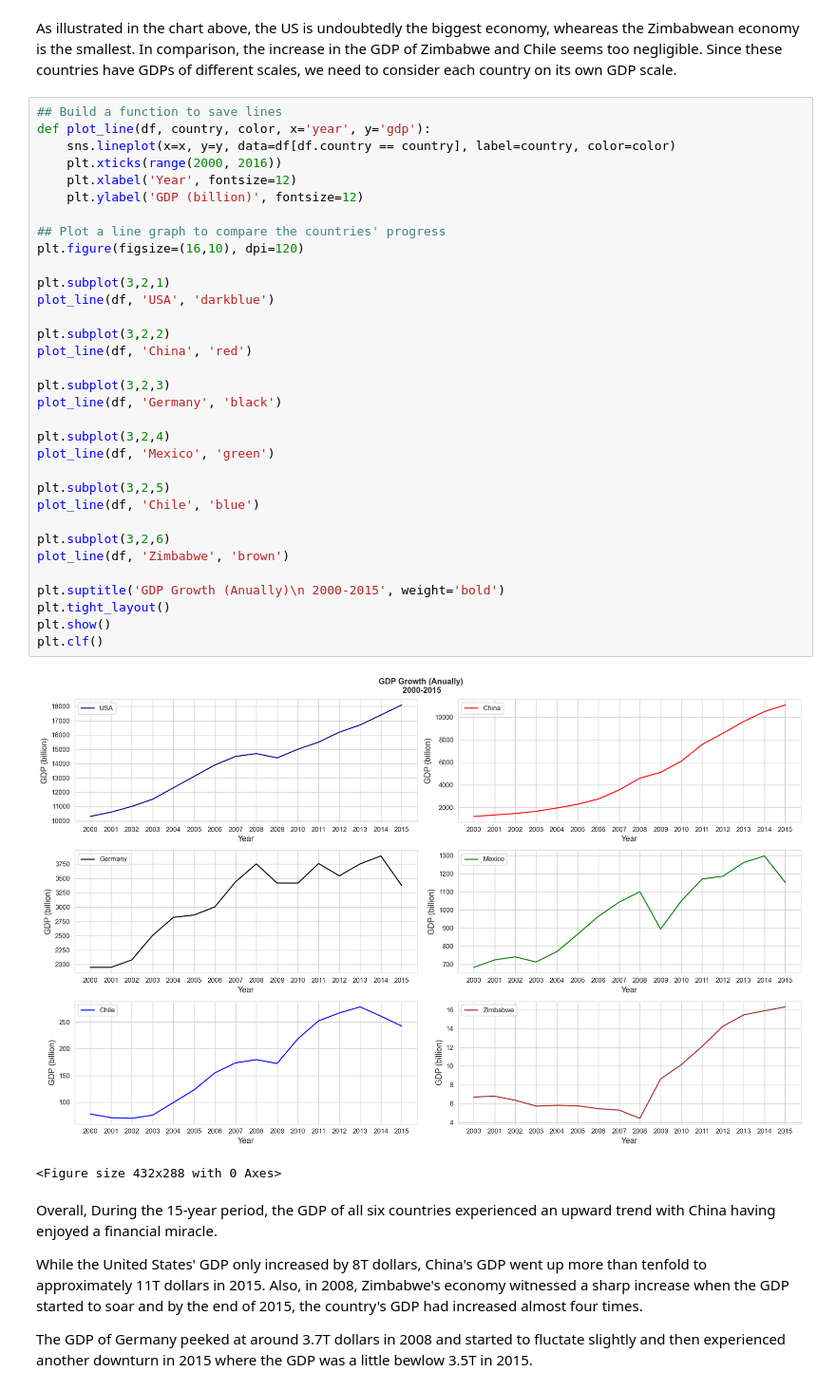
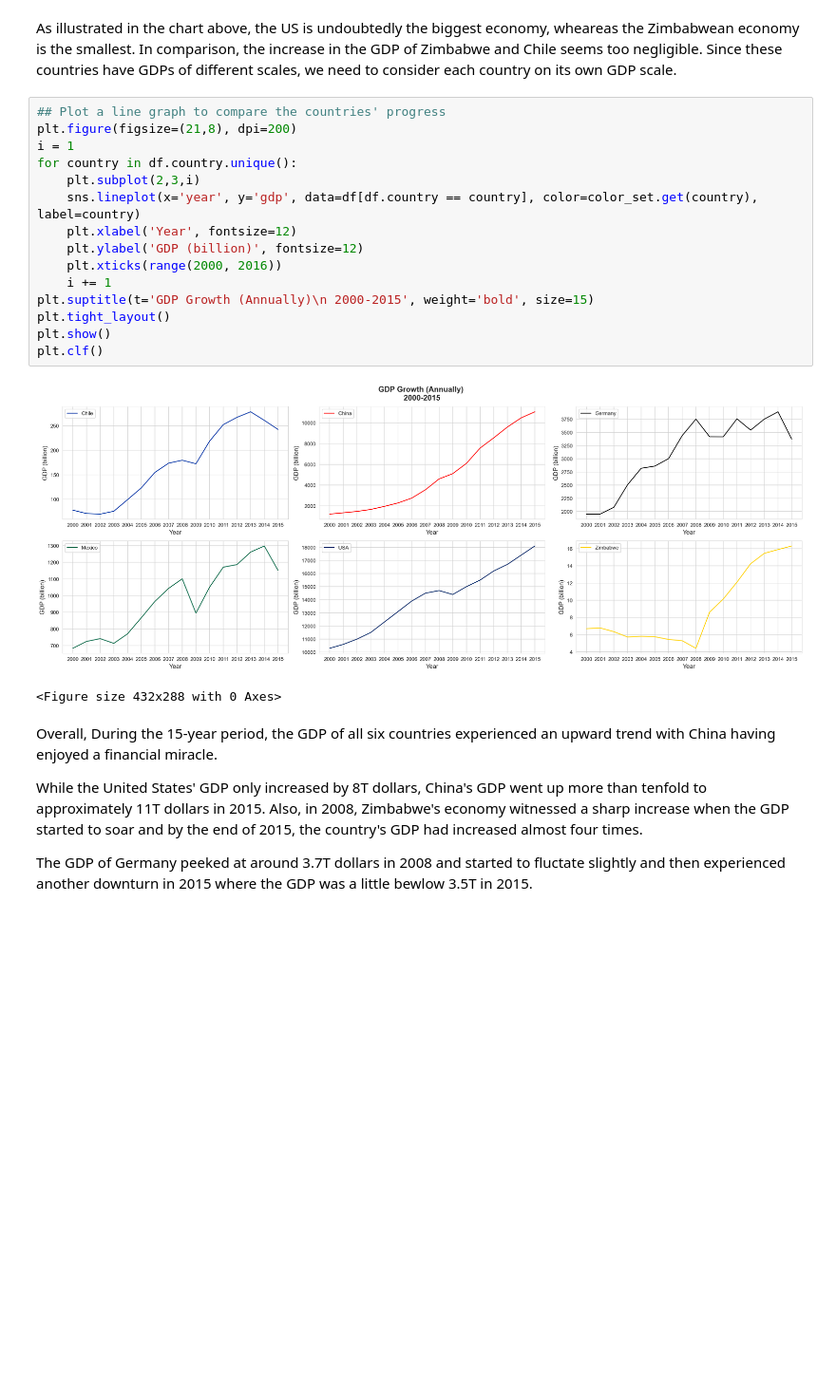
Before and after one commit to breyenguyen/datascienceportfolio, a Jupyter notebook: life_expectancy_gdp.ipynb, the cells around one changed output. Shown at 95% size. Saved outputs shown, nothing was run; the diff lists cells and outputs as text; blank space fills up the shorter version.

```diff
--- a/life_expectancy_gdp.ipynb
+++ b/life_expectancy_gdp.ipynb
@@ -133,42 +138,24 @@ plt.clf()
 <Figure size 432x288 with 0 Axes>
 # %% [markdown]
 As illustrated in the chart above, the US is undoubtedly the biggest economy, wheareas the Zimbabwean economy is the smallest. In comparison, the increase in the GDP of Zimbabwe and Chile seems too negligible. Since these countries have GDPs of different scales, we need to consider each country on its own GDP scale.
-# %%
-## Build a function to save lines
-def plot_line(df, country, color, x='year', y='gdp'):
-    sns.lineplot(x=x, y=y, data=df[df.country == country], label=country, color=color)
-    plt.xticks(range(2000, 2016))
-    plt.xlabel('Year', fontsize=12)
-    plt.ylabel('GDP (billion)', fontsize=12)
-
-## Plot a line graph to compare the countries' progress
-plt.figure(figsize=(16,10), dpi=120)
-
-plt.subplot(3,2,1)
-plot_line(df, 'USA', 'darkblue')
-
-plt.subplot(3,2,2)
-plot_line(df, 'China', 'red')
-
-plt.subplot(3,2,3)
-plot_line(df, 'Germany', 'black')
-
-plt.subplot(3,2,4)
-plot_line(df, 'Mexico', 'green')
-
-plt.subplot(3,2,5)
-plot_line(df, 'Chile', 'blue')
-
-plt.subplot(3,2,6)
-plot_line(df, 'Zimbabwe', 'brown')
-
-plt.suptitle('GDP Growth (Anually)\n 2000-2015', weight='bold')
-plt.tight_layout()
-plt.show()
-plt.clf()
-# %% [output]
-[figure, removed]
-<Figure size 432x288 with 0 Axes>
+# %%
+## Plot a line graph to compare the countries' progress
+plt.figure(figsize=(21,8), dpi=200)
+i = 1
+for country in df.country.unique():
+    plt.subplot(2,3,i)
+    sns.lineplot(x='year', y='gdp', data=df[df.country == country], color=color_set.get(country), label=country)
+    plt.xlabel('Year', fontsize=12)
+    plt.ylabel('GDP (billion)', fontsize=12)
+    plt.xticks(range(2000, 2016))
+    i += 1
+plt.suptitle(t='GDP Growth (Annually)\n 2000-2015', weight='bold', size=15)
+plt.tight_layout()
+plt.show()
+plt.clf()
+# %% [output]
+[figure, added]
+<Figure size 432x288 with 0 Axes>
 # %% [markdown]
 Overall, During the 15-year period, the GDP of all six countries experienced an upward trend with China having enjoyed a financial miracle.
 
```
Also changed, not shown: parts of 15 cells of this notebook.
